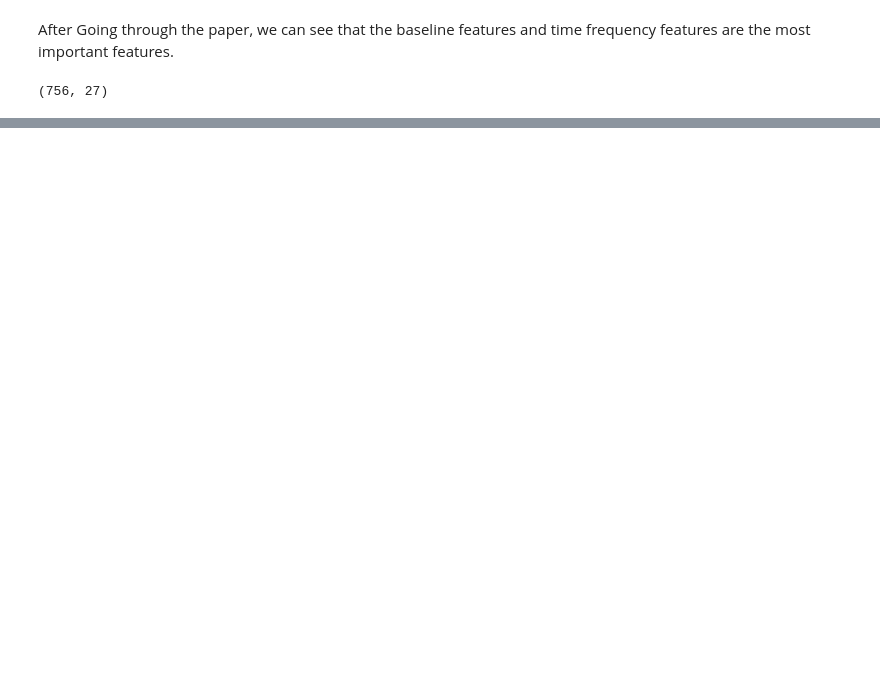
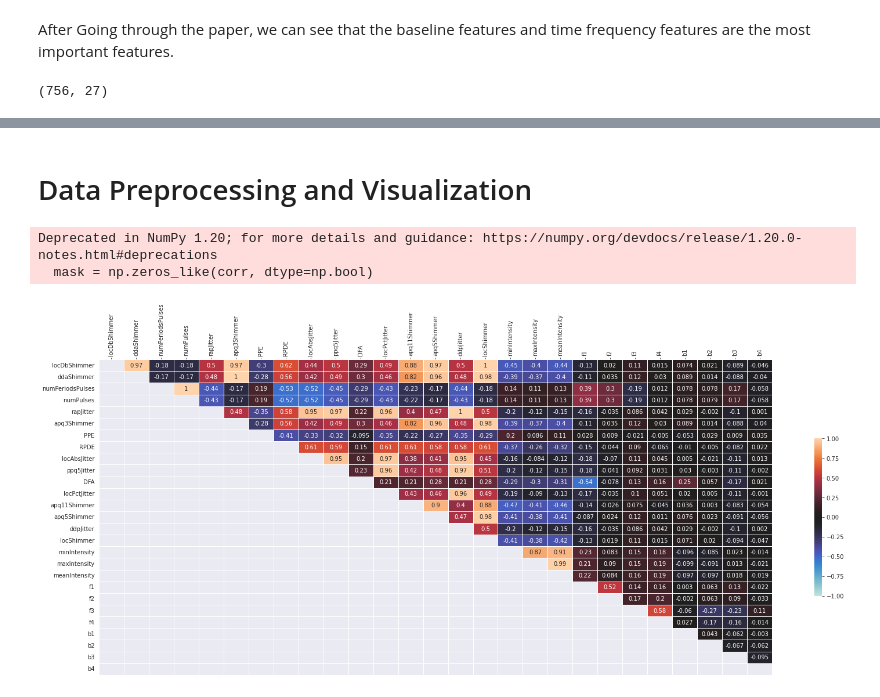
Before and after one commit to ShaileshAdhikari/parkinsons_classification, a Jupyter notebook: dataset/dataprocessing.ipynb, the cells around one changed output, grey strips where cells are left out. Cells and saved outputs as stored; diff of their text form; code cells hidden in the pictures; blank space fills up the shorter version.

Commit message:
Correlation Matrix

```diff
--- a/dataset/dataprocessing.ipynb
+++ b/dataset/dataprocessing.ipynb
@@ -90 +73,39 @@ extracted_df.head()
 5 rows × 27 columns
+# %% [markdown]
+# Data Preprocessing and Visualization
+# %%
+def draw_correlation_matrix(df:pd.DataFrame) -> None:
+    """
+    This function draws the correlation matrix of the given dataframe.
+
+    :param df: pd.DataFrame
+    :return: None
+    """
+    # Create the correlation matrix
+    corr = df.corr().round(3)
+
+    # Generate a mask for the upper triangle; True = do NOT show
+    mask = np.zeros_like(corr, dtype=np.bool)
+    mask[np.tril_indices_from(mask)] = True
+
+    # Set up the matplotlib figure
+    f, ax = plt.subplots(figsize=(26, 10))
+    # want a more natural, table-like display
+    ax.invert_yaxis()
+    ax.xaxis.tick_top()
+
+    # Draw the heatmap with the mask and correct aspect ratio
+    sns.heatmap(
+        corr,          # The data to plot
+        mask=mask,     # Mask some cells
+        annot=True,    # Should the values be plotted in the cells?
+        vmax=1, vmin=-1, center=0,
+        square=False, linewidths=.5,
+        cbar_kws={"shrink": .5}  # Extra kwargs for the legend; in this case, shrink by 50%
+    )
+# %%
+draw_correlation_matrix(extracted_df)
+# %% [output]
+Deprecated in NumPy 1.20; for more details and guidance: https://numpy.org/devdocs/release/1.20.0-notes.html#deprecations
+  mask = np.zeros_like(corr, dtype=np.bool)
+[figure, added]
```
Also changed, not shown: parts of 11 cells of this notebook.
